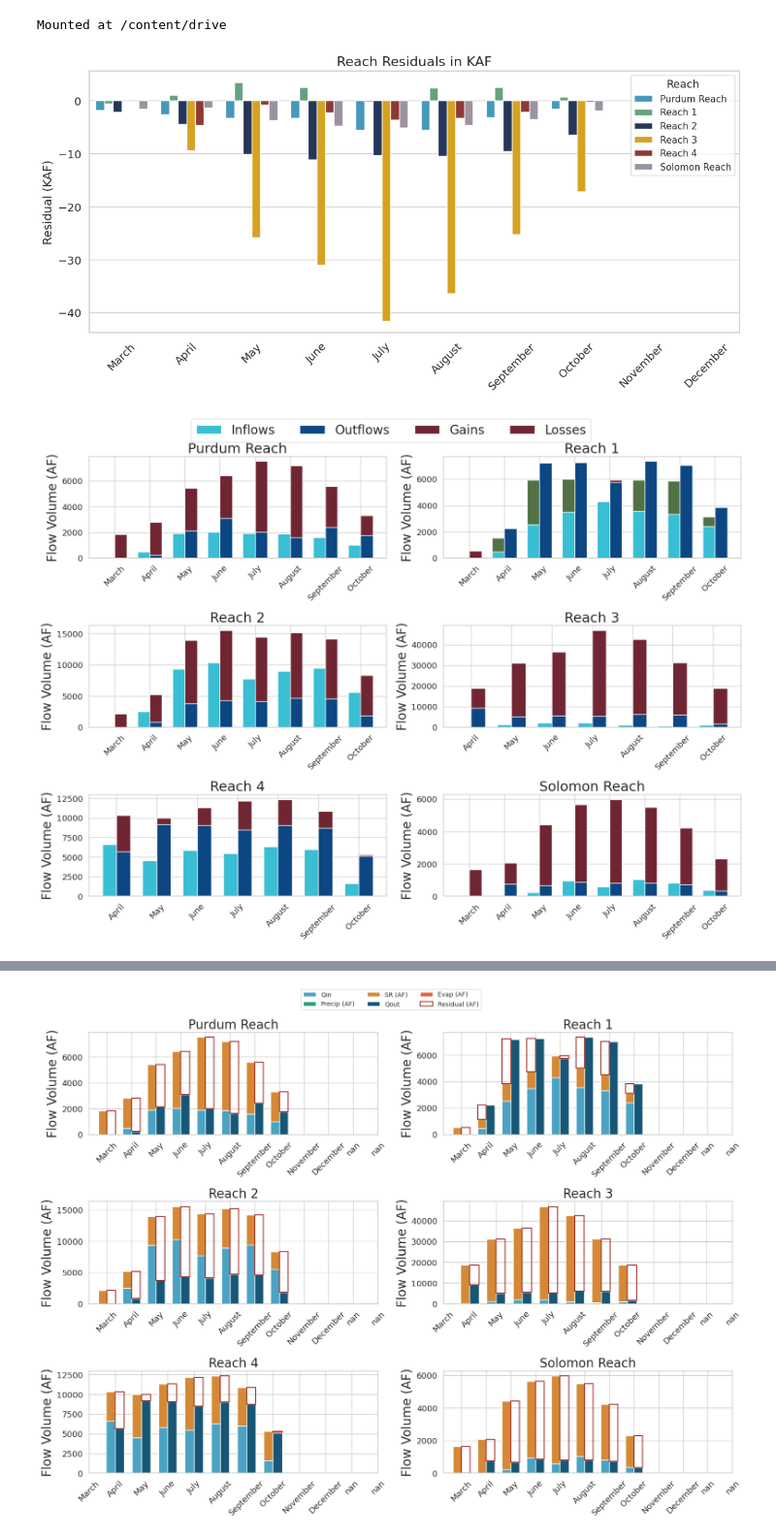
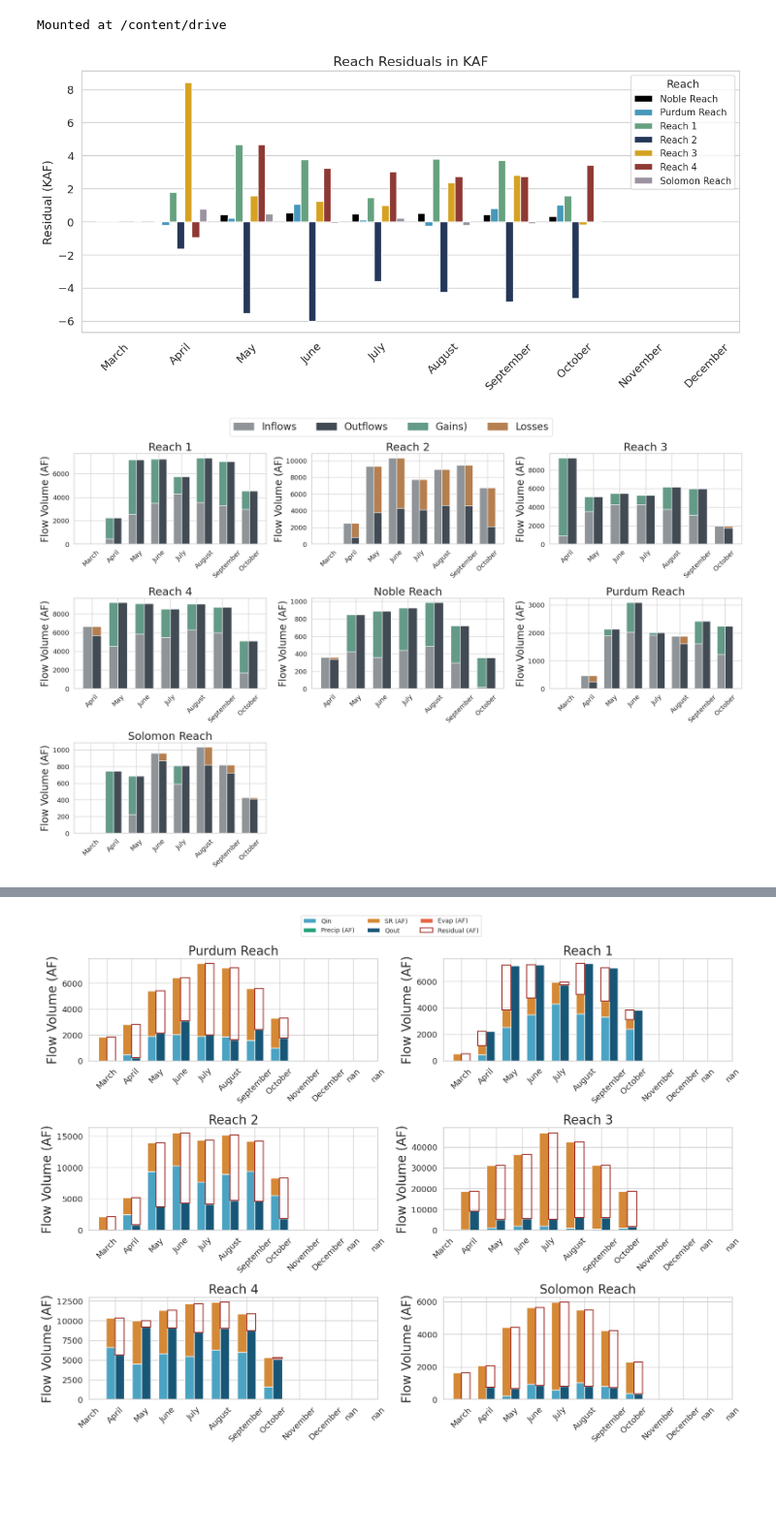
Before and after one commit to carlibeisel/mason_water_budget, a Jupyter notebook: water_budget_figures.ipynb, the cells around one changed output, grey strips where cells are left out. Shown at 97% size. Saved outputs shown, nothing was run; the diff lists cells and outputs as text; code cells hidden in the pictures; blank space fills up the shorter version.

Commit message:
final images

```diff
--- a/water_budget_figures.ipynb
+++ b/water_budget_figures.ipynb
@@ -56,14 +56,13 @@ wb_palette = {
 ## ------------------------------ ##
 
 # Without Surface Runoff
-#file = pd.read_csv('/content/drive/MyDrive/Data/Mason Water Budget/data_output/compiled_data/final_water_budget_norunoff.csv') # no surface runoff
-# Exclude rows where 'Reach' or another relevant column contains "Noble Drain"
-#file = file[file['Reach'] != 'Noble Drain']
+file = pd.read_csv('/content/drive/MyDrive/Data/Mason Water Budget/data_output/compiled_data/final_water_budget_norunoff.csv') # no surface runoff
+
 
 # With Surface Runoff
-file = pd.read_csv('/content/drive/MyDrive/Data/Mason Water Budget/data_output/compiled_data/final_water_budget_af.csv')
+#file = pd.read_csv('/content/drive/MyDrive/Data/Mason Water Budget/data_output/compiled_data/final_water_budget_af.csv')
+
 file['Month'] = pd.to_datetime(file['Month'], errors='coerce').dt.strftime('%B')
-file = file[file['Reach'] != 'Noble Reach']
 # %%
 # ---------------- #
 # Figure: Residual (KAF)
@@ -93,7 +92,7 @@ plt.legend(title="Reach", title_fontsize='13', fontsize='11')
 plt.tight_layout()
 plt.show()
 # %% [output]
-[figure, old version]
+[figure, new version]
 # %%
 # --------------------- #
 # Figure : Inflow/Outflow Comparison
@@ -101,10 +100,10 @@ plt.show()
 
 # Define custom color palette for inflows, outflows, and residual sides
 component_palette = {
-    'Inflows': '#39BED3',  # Inflows
-    'Outflows': '#0C4683',  # Outflows
-    'Residual Inflow': '#507245',  # Residual on inflow side (positive)
-    'Residual Outflow': '#702632'  # Residual on outflow side (negative)
+    'Inflows': '#8F9498',  # Inflows
+    'Outflows': '#424B54',  # Outflows
+    'Residual Inflow': '#639A88',  # Residual on inflow side (positive)
+    'Residual Outflow': '#B57F50'  # Residual on outflow side (negative)
 }
 
 # Data Preparation: Restructure the DataFrame
@@ -115,12 +114,15 @@ file['Outflows'] = file[['Qout', 'Evap (AF)']].sum(axis=1)
 months_order = ['March', 'April', 'May', 'June', 'July', 'August', 'September', 'October', 'November', 'December']
 file['Month'] = pd.Categorical(file['Month'], categories=months_order, ordered=True)
 
-# Get unique reaches
-reaches = file['Reach'].unique()
+# Specify the desired order of reaches
+reach_order = ['Reach 1', 'Reach 2', 'Reach 3', 'Reach 4', 'Noble Reach', 'Purdum Reach', 'Solomon Reach']
+
+# Filter reaches based on the order and ensure all reaches are present in the dataset
+reaches = [reach for reach in reach_order if reach in file['Reach'].unique()]
 
 # Set up the grid
-rows, cols = 3, 2  # Define grid dimensions
-fig, axes = plt.subplots(rows, cols, figsize=(16, 12))
+rows, cols = 4, 3  # Define grid dimensions
+fig, axes = plt.subplots(rows, cols, figsize=(20, 16))
 axes = axes.flatten()  # Flatten the axes array for easy indexing
 
 # Loop through each reach and plot
@@ -139,46 +141,55 @@ for idx, reach in enumerate(reaches):
 
     # Plot inflows as positive bars
     ax.bar(
-        x - width / 2, reach_data['Inflows'], width, label='Inflows', color=component_palette['Inflows']
+        x - width / 2, reach_data['Inflows'], width, color=component_palette['Inflows']
     )
 
     # Plot outflows as positive bars
     ax.bar(
-        x + width / 2, reach_data['Outflows'], width, label='Outflows', color=component_palette['Outflows']
+        x + width / 2, reach_data['Outflows'], width, color=component_palette['Outflows']
     )
 
     # Plot residuals stacked on inflows or outflows
     for i, residual in enumerate(reach_data['Residual (AF)']):
         if residual > 0:  # Positive residual -> inflow
             ax.bar(
                 x[i] - width / 2, residual, width,
                 bottom=reach_data['Inflows'].iloc[i],
-                color=component_palette['Residual Inflow'], label='Residual (Inflow)' if i == 0 else None
+                color=component_palette['Residual Inflow']
             )
         elif residual < 0:  # Negative residual -> outflow
             ax.bar(
                 x[i] + width / 2, abs(residual), width,
                 bottom=reach_data['Outflows'].iloc[i],
-                color=component_palette['Residual Outflow'], label='Residual (Outflow)' if i == 0 else None
+                color=component_palette['Residual Outflow']
             )
 
     # Formatting for each subplot
     ax.set_xticks(x)
     ax.set_xticklabels(reach_data['Month'], rotation=45)
     ax.set_title(f"{reach}", fontsize=22)
     ax.set_ylabel("Flow Volume (AF)", fontsize=20)
 
 # Remove empty subplots if any
 for idx in range(len(reaches), len(axes)):
     fig.delaxes(axes[idx])
 
-# Global legend and layout adjustment
-fig.legend(['Inflows', 'Outflows', 'Gains', 'Losses'],
-           loc='upper center', ncol=4, fontsize=20)
-plt.tight_layout(rect=[0, 0, 1, 0.96])  # Adjust layout to fit the legend
+# Define custom legend handles
+legend_handles = [
+    mpatches.Patch(color=component_palette['Inflows'], label='Inflows'),
+    mpatches.Patch(color=component_palette['Outflows'], label='Outflows'),
+    mpatches.Patch(color=component_palette['Residual Inflow'], label='Gains)'),
+    mpatches.Patch(color=component_palette['Residual Outflow'], label='Losses')
+]
+
+# Add the legend
+fig.legend(handles=legend_handles, loc='upper center', ncol=4, fontsize=20)
+
+# Adjust layout to fit the legend
+plt.tight_layout(rect=[0, 0, 1, 0.96])
 plt.show()
 # %% [output]
-[figure, old version]
+[figure, new version]
 # %%
 # --------------------- #
 # Figure : Unacounted Gains/Losses
```
Also changed, not shown: parts of 2 cells of this notebook.
